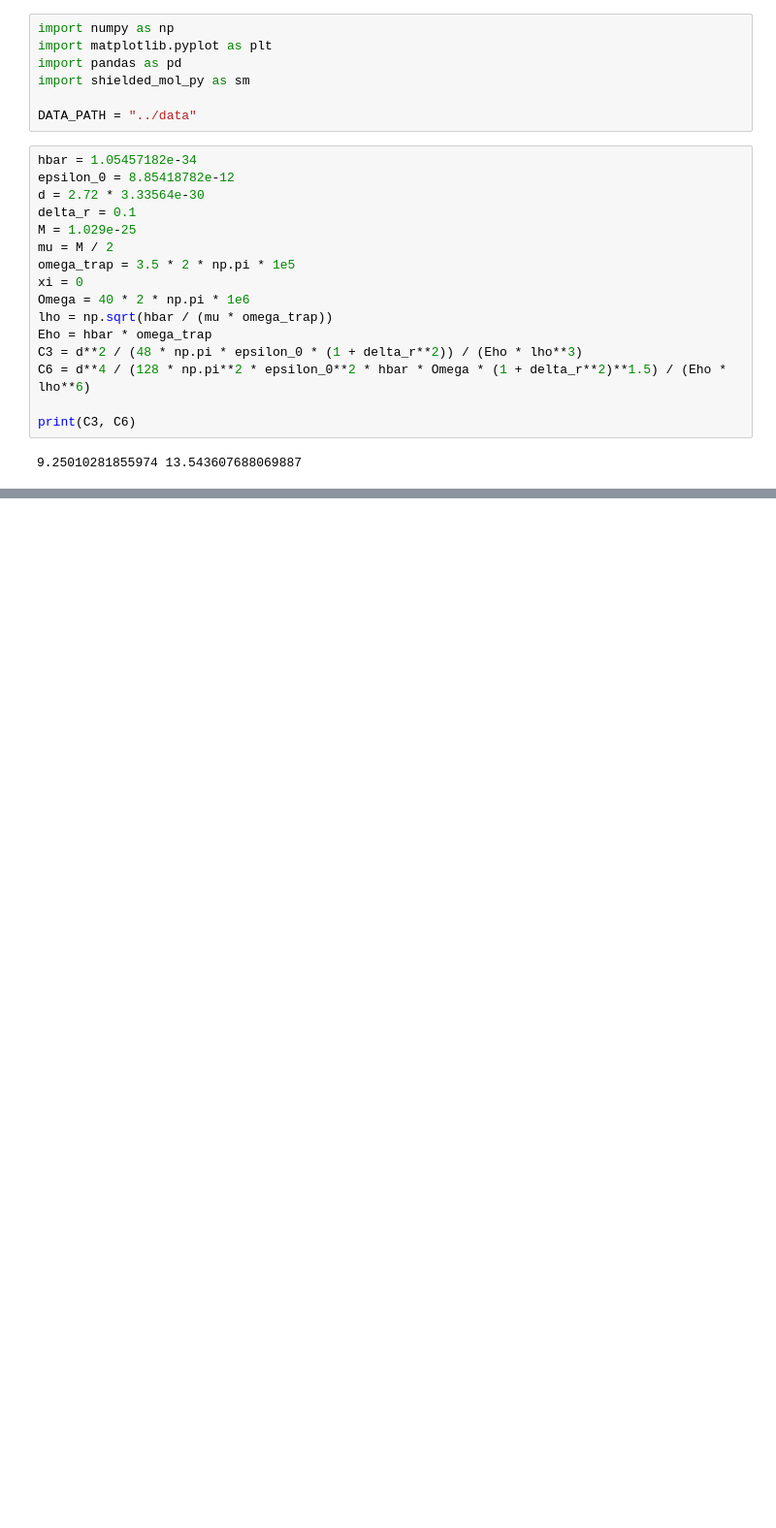
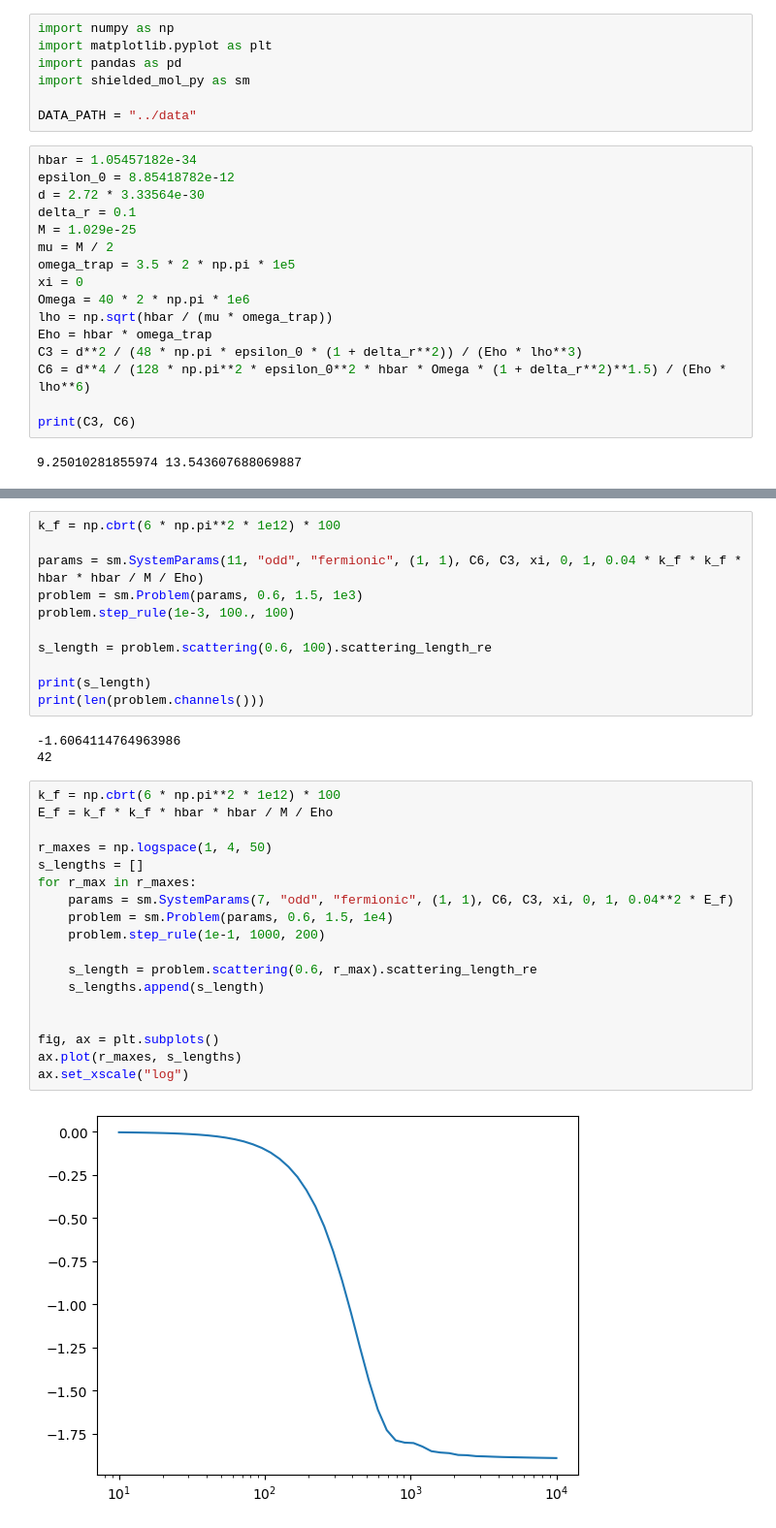
Before and after one commit to Wleter/shielded_molecules, a Jupyter notebook: analysis/analysis.ipynb, the cells around one changed output, grey strips where cells are left out. Shown at 97% size. Saved outputs shown, nothing was run; the diff lists cells and outputs as text; blank space fills up the shorter version.

```diff
--- a/analysis/analysis.ipynb
+++ b/analysis/analysis.ipynb
@@ -72,0 +74,34 @@ for l_max in range(11):
+# %%
+k_f = np.cbrt(6 * np.pi**2 * 1e12) * 100
+
+params = sm.SystemParams(11, "odd", "fermionic", (1, 1), C6, C3, xi, 0, 1, 0.04 * k_f * k_f * hbar * hbar / M / Eho)
+problem = sm.Problem(params, 0.6, 1.5, 1e3)
+problem.step_rule(1e-3, 100., 100)
+
+s_length = problem.scattering(0.6, 100).scattering_length_re
+
+print(s_length)
+print(len(problem.channels()))
+# %% [output]
+-1.6064114764963986
+42
+# %%
+k_f = np.cbrt(6 * np.pi**2 * 1e12) * 100
+E_f = k_f * k_f * hbar * hbar / M / Eho
+
+r_maxes = np.logspace(1, 4, 50)
+s_lengths = []
+for r_max in r_maxes:
+    params = sm.SystemParams(7, "odd", "fermionic", (1, 1), C6, C3, xi, 0, 1, 0.04**2 * E_f)
+    problem = sm.Problem(params, 0.6, 1.5, 1e4)
+    problem.step_rule(1e-1, 1000, 200)
+
+    s_length = problem.scattering(0.6, r_max).scattering_length_re
+    s_lengths.append(s_length)
+
+
+fig, ax = plt.subplots()
+ax.plot(r_maxes, s_lengths)
+ax.set_xscale("log")
+# %% [output]
+[figure, added]
```
Also changed, not shown: parts of 5 cells of this notebook, 7 other files.
